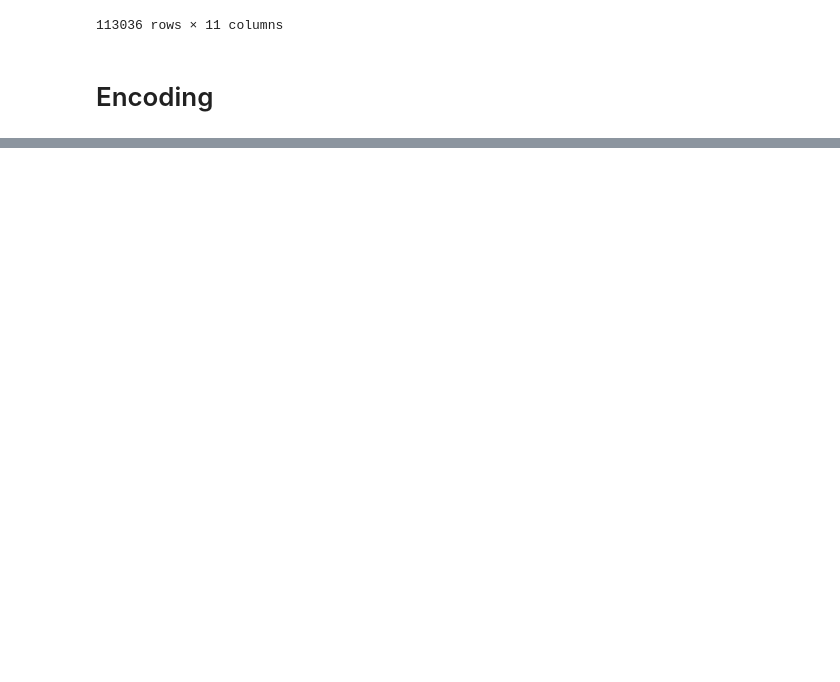
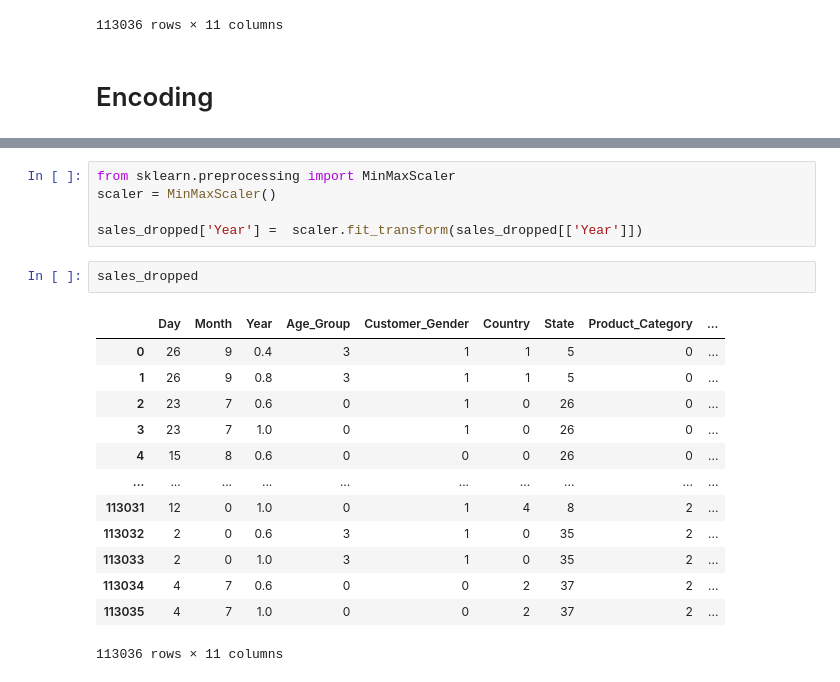
Before and after one commit to s28600/SUML, a Jupyter notebook: sample.ipynb, the cells around one changed output, grey strips where cells are left out. Saved outputs shown, nothing was run; the diff lists cells and outputs as text; blank space fills up the shorter version.

```diff
--- a/sample.ipynb
+++ b/sample.ipynb
@@ -155,0 +187,21 @@ sales_dropped
+# %%
+from sklearn.preprocessing import MinMaxScaler
+scaler = MinMaxScaler()
+
+sales_dropped['Year'] =  scaler.fit_transform(sales_dropped[['Year']])
+# %%
+sales_dropped
+# %% [output]
+|  | Day | Month | Year | Age_Group | Customer_Gender | Country | State | Product_Category | ... |
+| 0 | 26 | 9 | 0.4 | 3 | 1 | 1 | 5 | 0 | ... |
+| 1 | 26 | 9 | 0.8 | 3 | 1 | 1 | 5 | 0 | ... |
+| 2 | 23 | 7 | 0.6 | 0 | 1 | 0 | 26 | 0 | ... |
+| 3 | 23 | 7 | 1.0 | 0 | 1 | 0 | 26 | 0 | ... |
+| 4 | 15 | 8 | 0.6 | 0 | 0 | 0 | 26 | 0 | ... |
+| ... | ... | ... | ... | ... | ... | ... | ... | ... | ... |
+| 113031 | 12 | 0 | 1.0 | 0 | 1 | 4 | 8 | 2 | ... |
+| 113032 | 2 | 0 | 0.6 | 3 | 1 | 0 | 35 | 2 | ... |
+| 113033 | 2 | 0 | 1.0 | 3 | 1 | 0 | 35 | 2 | ... |
+| 113034 | 4 | 7 | 0.6 | 0 | 0 | 2 | 37 | 2 | ... |
+| 113035 | 4 | 7 | 1.0 | 0 | 0 | 2 | 37 | 2 | ... |
+113036 rows × 11 columns
```
Also changed, not shown: parts of 4 cells of this notebook.
